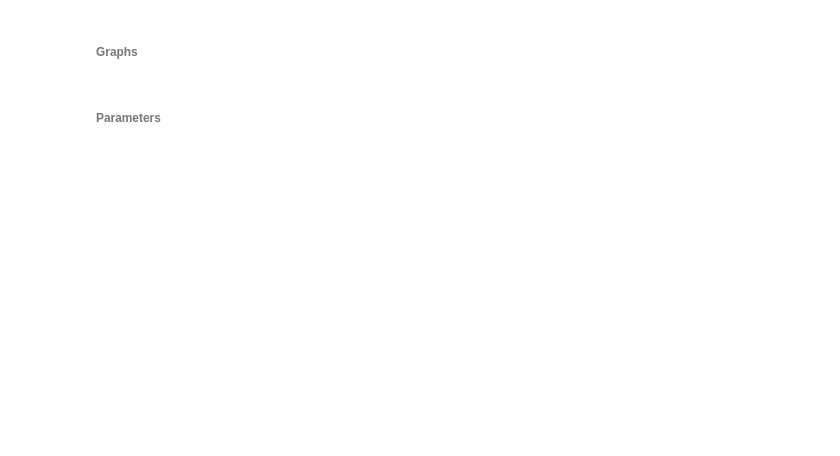
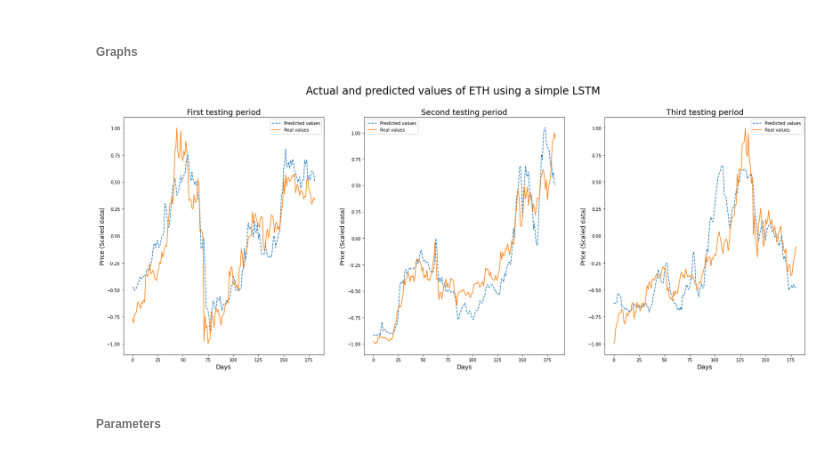
Before and after one commit to gonzalezcortes/cryptocurrencies_covid, a Jupyter notebook: Unified_notebook.ipynb, the cells around one changed output. Cells and saved outputs as stored; diff of their text form; code cells hidden in the pictures; blank space fills up the shorter version.

```diff
--- a/Unified_notebook.ipynb
+++ b/Unified_notebook.ipynb
@@ -482,8 +481,9 @@ class NNAlgorithms:
         r2 = r2_score(y_test,y_test_pred)
         return model, mse, y_test, y_test_pred, r2
 
-    def search(self, y_train, X_train, y_test, X_test, periods, iter):
-        types_nets = {"LSTM": self.lstm_simple}
+    def search(self, y_train, X_train, y_test, X_test, periods, iter, choice):
+
+        model_choice = {"lstm_bi":0,"lstm_simple":1,"lstm_stack":2}
 
         n_sizes = [x for x in range(25,250,5)]
         ep = [20,50,100,200]
@@ -492,20 +492,24 @@ class NNAlgorithms:
         cb_stack = [pair for pair in itertools.product(c,ep)]
         cb_lstm = [pair for pair in itertools.product(n_sizes, ep)]
 
-        model_choice = np.random.randint(0,3,iter)
-        cb_stack_choice = np.random.randint(0,len(cb_stack),iter)
+        cb_stack_choice = random.sample(cb_stack, iter)
+        cb_lstm_choice = random.sample(cb_lstm, iter)
 
-        for i in range(0,iter):
-            if model_choice[i] == 2:
-                model, mse, y_test, y_test_pred, r2 = self.lstm_stack(y_train, X_train, y_test, X_test, cb_stack[i][0], cb_stack[i][1], periods)
+        if model_choice[choice] == 2:
+            for i in range(0,iter):
+                print(periods," ",i+1)
+                model, mse, y_test, y_test_pred, r2 = self.lstm_stack(y_train, X_train, y_test, X_test, cb_stack_choice[i][0], cb_stack_choice[i][1], periods)
                 self.condition_select(model,mse,y_test,y_test_pred,periods,r2)
-            elif model_choice[i] == 1:
-                model, mse, y_test, y_test_pred, r2 = self.lstm_simple(y_train, X_train, y_test, X_test, cb_lstm[i][0], cb_lstm[i][1], periods)
+        elif model_choice[choice] == 1:
+            for i in range(0,iter):
+                print(periods," ",i+1)
+                model, mse, y_test, y_test_pred, r2 = self.lstm_simple(y_train, X_train, y_test, X_test, cb_lstm_choice[i][0], cb_lstm_choice[i][1], periods)
                 self.condition_select(model,mse,y_test,y_test_pred,periods,r2)
-            else:
-                model, mse, y_test, y_test_pred, r2 = self.lstm_bi(y_train, X_train, y_test, X_test, cb_lstm[i][0], cb_lstm[i][1], periods)
+        else:
+            for i in range(0,iter):
+                print(periods," ",i+1)
+                model, mse, y_test, y_test_pred, r2 = self.lstm_bi(y_train, X_train, y_test, X_test, cb_lstm_choice[i][0], cb_lstm_choice[i][1], periods)
                 self.condition_select(model,mse,y_test,y_test_pred,periods,r2)
-
         return self.best_model[periods]
 # %% [markdown]
 ## Call classes
@@ -1079,8 +1138,9 @@ Show.show_params(models_CAT_btc)
 # %% [markdown]
 ##### ETH
 # %%
+RNeuro = NNAlgorithms() #Reset
 warnings.filterwarnings("ignore", category=DeprecationWarning)
-models_LSTM_eth, predicted_values_LSTM_eth, real_values_LSTM_eth, mses_LSTM_eth, r2s_LSTM_eth = training_pipeline(currency = "ETH", n_iterations = 100, ml_model = "LSTM")
+models_LSTM_eth, predicted_values_LSTM_eth, real_values_LSTM_eth, mses_LSTM_eth, r2s_LSTM_eth = training_pipeline(currency = "ETH", n_iterations = 100, ml_model = "lstm_simple")
 # %% [markdown]
 ###### Results
 # %%
@@ -1093,8 +1160,10 @@ Show.results_table(mses_LSTM_eth, r2s_LSTM_eth)
 # %%
 predicted_values_LSTM_eth = [RNeuro.predicted_values['first_set'], RNeuro.predicted_values['second_set'], RNeuro.predicted_values['thrid_set']]
 real_values_LSTM_eth = [RNeuro.real_values['first_set'], RNeuro.real_values['second_set'], RNeuro.real_values['thrid_set']]
 
-Show.plot_three("Actual and predicted values of ETH using LSTMs", predicted_values_LSTM_eth, real_values_LSTM_eth)
+Show.plot_three("Actual and predicted values of ETH using a simple LSTM", predicted_values_LSTM_eth, real_values_LSTM_eth)
+# %% [output]
+[figure, added]
 # %% [markdown]
 ###### Parameters
 # %%
```
Also changed, not shown: parts of 58 cells of this notebook.
